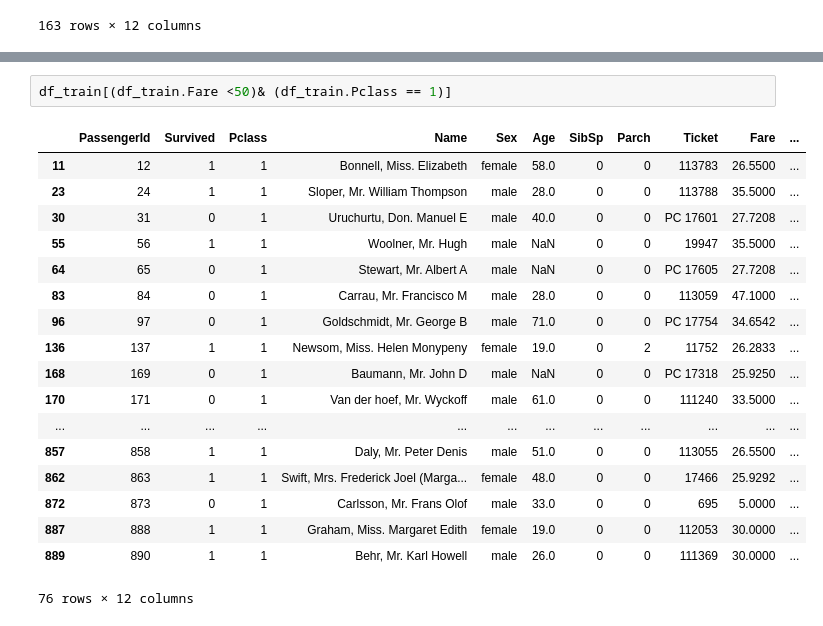
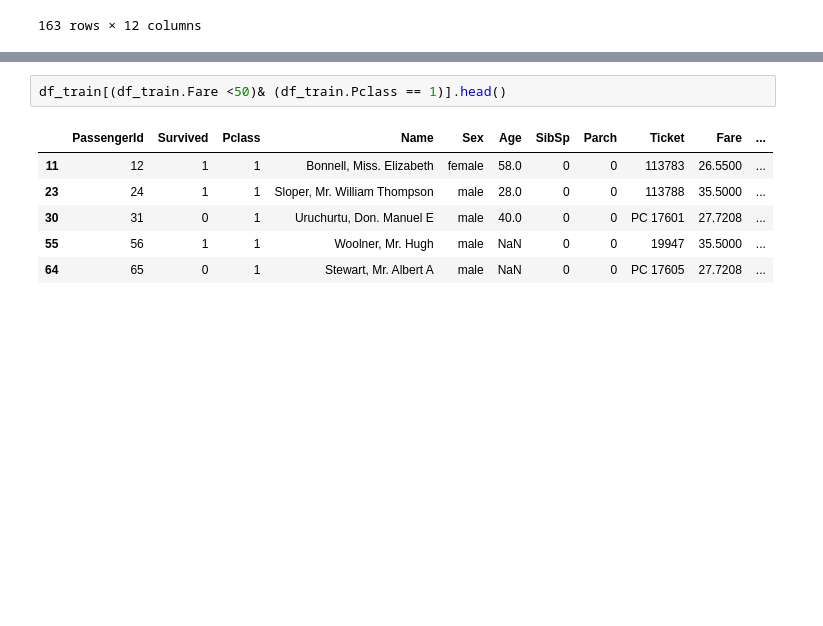
Before and after one commit to kentaromatsuura/haitsclass-tasks, a Jupyter notebook: 分類課題_kentaromatsuura.ipynb, the cells around one changed output, grey strips where cells are left out. Drawn from its saved outputs; the diff is of its cells as text; blank space fills up the shorter version.

```diff
--- a/分類課題_kentaromatsuura.ipynb
+++ b/分類課題_kentaromatsuura.ipynb
@@ -581,21 +558,9 @@ df_train[(df_train.Fare >50) &(df_train.Fare < 100) & (df_train.Pclass == 1)]
 # %%
-df_train[(df_train.Fare <50)& (df_train.Pclass == 1)]
+df_train[(df_train.Fare <50)& (df_train.Pclass == 1)].head()
 # %% [output]
 |  | PassengerId | Survived | Pclass | Name | Sex | Age | SibSp | Parch | Ticket | Fare | ... |
 | 11 | 12 | 1 | 1 | Bonnell, Miss. Elizabeth | female | 58.0 | 0 | 0 | 113783 | 26.5500 | ... |
 | 23 | 24 | 1 | 1 | Sloper, Mr. William Thompson | male | 28.0 | 0 | 0 | 113788 | 35.5000 | ... |
 | 30 | 31 | 0 | 1 | Uruchurtu, Don. Manuel E | male | 40.0 | 0 | 0 | PC 17601 | 27.7208 | ... |
 | 55 | 56 | 1 | 1 | Woolner, Mr. Hugh | male | NaN | 0 | 0 | 19947 | 35.5000 | ... |
 | 64 | 65 | 0 | 1 | Stewart, Mr. Albert A | male | NaN | 0 | 0 | PC 17605 | 27.7208 | ... |
-| 83 | 84 | 0 | 1 | Carrau, Mr. Francisco M | male | 28.0 | 0 | 0 | 113059 | 47.1000 | ... |
-| 96 | 97 | 0 | 1 | Goldschmidt, Mr. George B | male | 71.0 | 0 | 0 | PC 17754 | 34.6542 | ... |
-| 136 | 137 | 1 | 1 | Newsom, Miss. Helen Monypeny | female | 19.0 | 0 | 2 | 11752 | 26.2833 | ... |
-| 168 | 169 | 0 | 1 | Baumann, Mr. John D | male | NaN | 0 | 0 | PC 17318 | 25.9250 | ... |
-| 170 | 171 | 0 | 1 | Van der hoef, Mr. Wyckoff | male | 61.0 | 0 | 0 | 111240 | 33.5000 | ... |
-| ... | ... | ... | ... | ... | ... | ... | ... | ... | ... | ... | ... |
-| 857 | 858 | 1 | 1 | Daly, Mr. Peter Denis | male | 51.0 | 0 | 0 | 113055 | 26.5500 | ... |
-| 862 | 863 | 1 | 1 | Swift, Mrs. Frederick Joel (Marga... | female | 48.0 | 0 | 0 | 17466 | 25.9292 | ... |
-| 872 | 873 | 0 | 1 | Carlsson, Mr. Frans Olof | male | 33.0 | 0 | 0 | 695 | 5.0000 | ... |
-| 887 | 888 | 1 | 1 | Graham, Miss. Margaret Edith | female | 19.0 | 0 | 0 | 112053 | 30.0000 | ... |
-| 889 | 890 | 1 | 1 | Behr, Mr. Karl Howell | male | 26.0 | 0 | 0 | 111369 | 30.0000 | ... |
-76 rows × 12 columns
```
Also changed, not shown: parts of 36 cells of this notebook.
